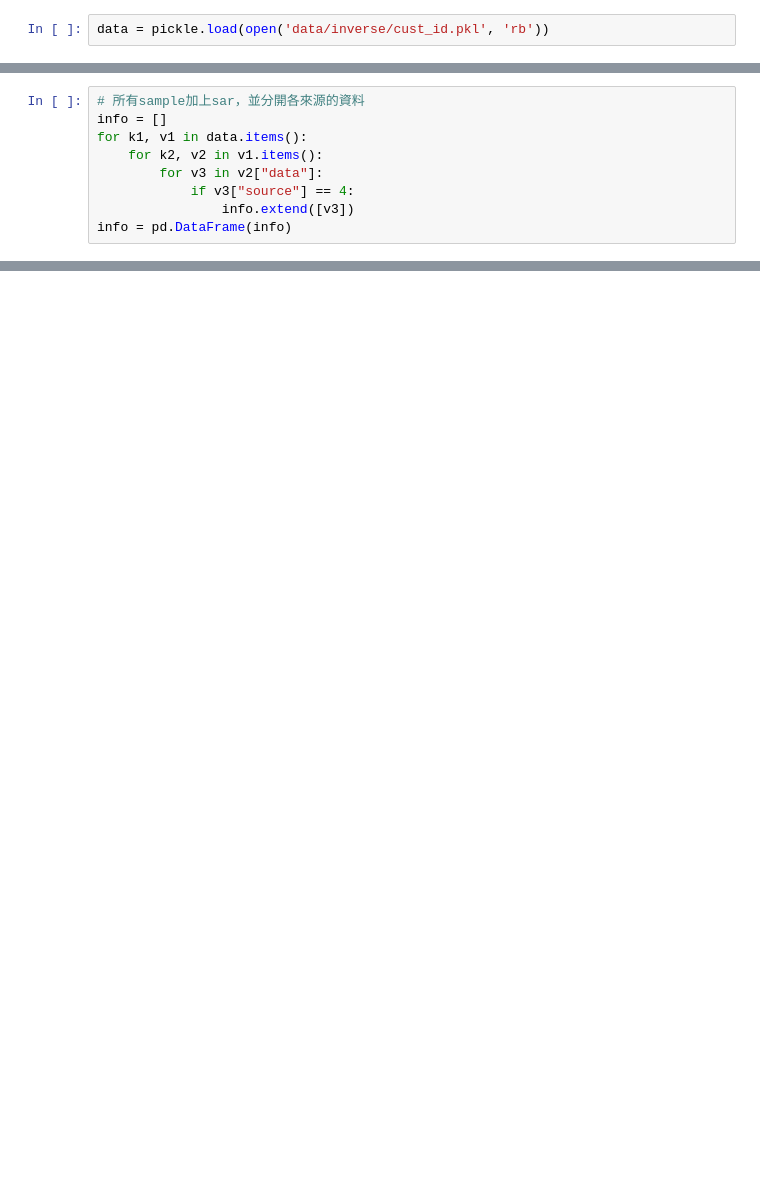
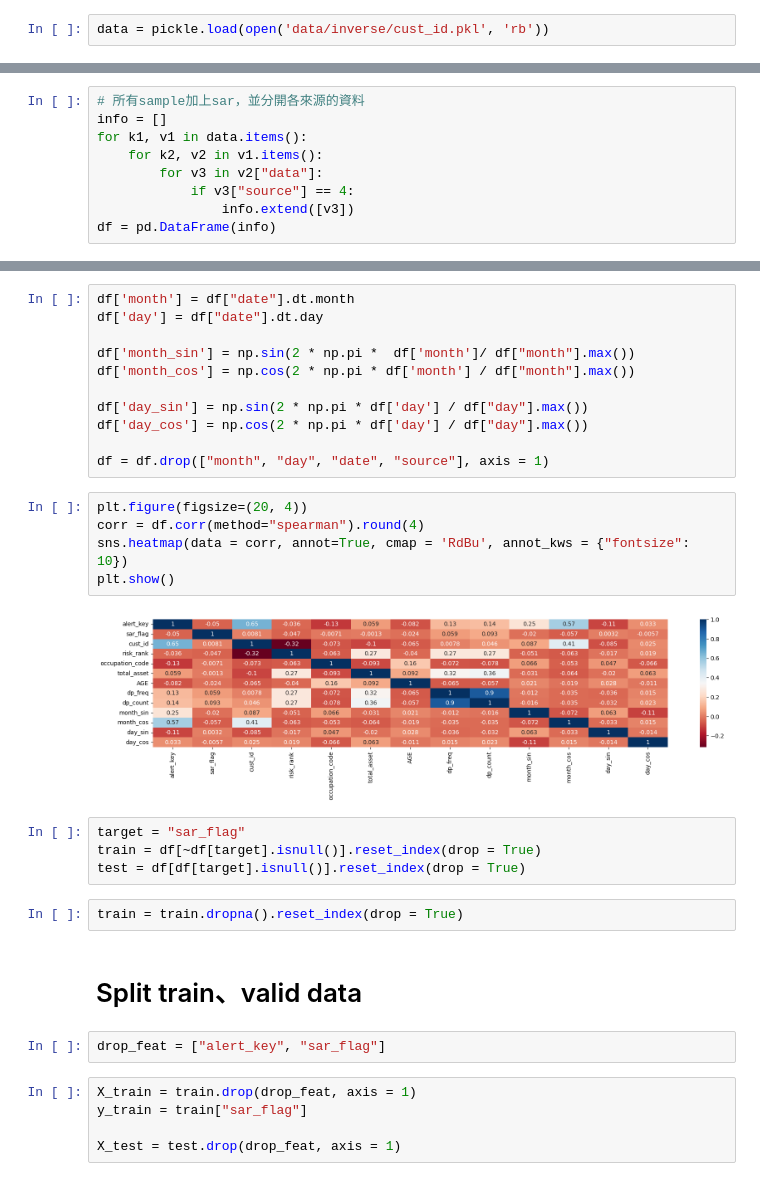
Before and after one commit to JulieKuo/money_laundry, a Jupyter notebook: pred_1116.ipynb, the cells around one changed output, grey strips where cells are left out. Saved outputs shown, nothing was run; the diff lists cells and outputs as text; blank space fills up the shorter version.

```diff
--- a/pred_1116.ipynb
+++ b/pred_1116.ipynb
@@ -40,4 +40,4 @@ for k1, v1 in data.items():
         for v3 in v2["data"]:
             if v3["source"] == 4:
                 info.extend([v3])
-info = pd.DataFrame(info)
+df = pd.DataFrame(info)
@@ -77,0 +44,33 @@ info.query("(sar_flag == 0)").describe()
+# %%
+df['month'] = df["date"].dt.month
+df['day'] = df["date"].dt.day
+
+df['month_sin'] = np.sin(2 * np.pi *  df['month']/ df["month"].max())
+df['month_cos'] = np.cos(2 * np.pi * df['month'] / df["month"].max())
+
+df['day_sin'] = np.sin(2 * np.pi * df['day'] / df["day"].max())
+df['day_cos'] = np.cos(2 * np.pi * df['day'] / df["day"].max())
+
+df = df.drop(["month", "day", "date", "source"], axis = 1)
+# %%
+plt.figure(figsize=(20, 4))
+corr = df.corr(method="spearman").round(4)
+sns.heatmap(data = corr, annot=True, cmap = 'RdBu', annot_kws = {"fontsize": 10})
+plt.show()
+# %% [output]
+[figure, added]
+# %%
+target = "sar_flag"
+train = df[~df[target].isnull()].reset_index(drop = True)
+test = df[df[target].isnull()].reset_index(drop = True)
+# %%
+train = train.dropna().reset_index(drop = True)
+# %% [markdown]
+# Split train、valid data
+# %%
+drop_feat = ["alert_key", "sar_flag"]
+# %%
+X_train = train.drop(drop_feat, axis = 1)
+y_train = train["sar_flag"]
+
+X_test = test.drop(drop_feat, axis = 1)
```
Also changed, not shown: parts of 33 cells of this notebook, 2 other files.
